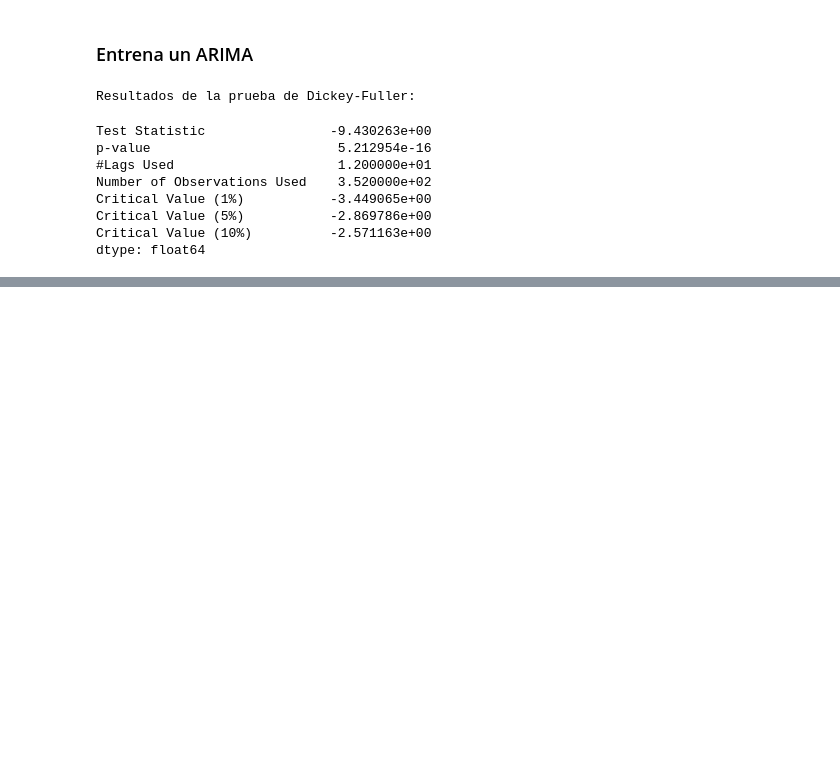
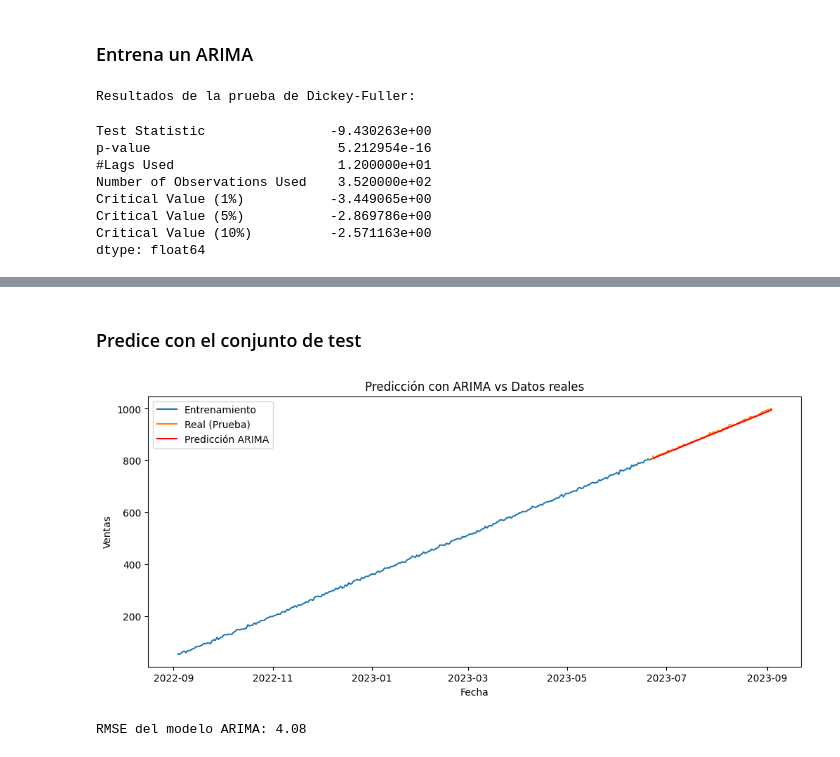
Before and after one commit to Gabymoctezuma/Series-tiempo, a Jupyter notebook: src/explore.ipynb, the cells around one changed output, grey strips where cells are left out. Drawn from its saved outputs; the diff is of its cells as text; code cells hidden in the pictures; blank space fills up the shorter version.

```diff
--- a/src/explore.ipynb
+++ b/src/explore.ipynb
@@ -196,3 +238,42 @@ plt.show()
+# %% [markdown]
+### Predice con el conjunto de test
+# %%
+# Definimos el porcentaje de datos para prueba
+train_size = int(len(df) * 0.8)
+train, test = df['sales'][:train_size], df['sales'][train_size:]
+# %%
+from statsmodels.tsa.arima.model import ARIMA
+
+# Entrenamos el modelo solo con el conjunto de entrenamiento
+model = ARIMA(train, order=(1,1,1))
+model_fit = model.fit()
+# %%
+# Predicción del mismo tamaño que el test
+start = test.index[0]
+end = test.index[-1]
+
+forecast = model_fit.predict(start=start, end=end, typ='levels')
+# %%
+# Graficamos los resultados
+plt.figure(figsize=(12,5))
+plt.plot(train.index, train, label='Entrenamiento')
+plt.plot(test.index, test, label='Real (Prueba)')
+plt.plot(forecast.index, forecast, label='Predicción ARIMA', color='red')
+plt.title('Predicción con ARIMA vs Datos reales')
+plt.xlabel('Fecha')
+plt.ylabel('Ventas')
+plt.legend()
+plt.show()
+# %% [output]
+[figure, added]
+# %%
+from sklearn.metrics import mean_squared_error
+from math import sqrt
+
+rmse = sqrt(mean_squared_error(test, forecast))
+print(f'RMSE del modelo ARIMA: {rmse:.2f}')
+# %% [output]
+RMSE del modelo ARIMA: 4.08
 # %%
 #Guardar el modelo
 from pickle import dump
```
Also changed, not shown: parts of 7 cells of this notebook, 1 other file.
